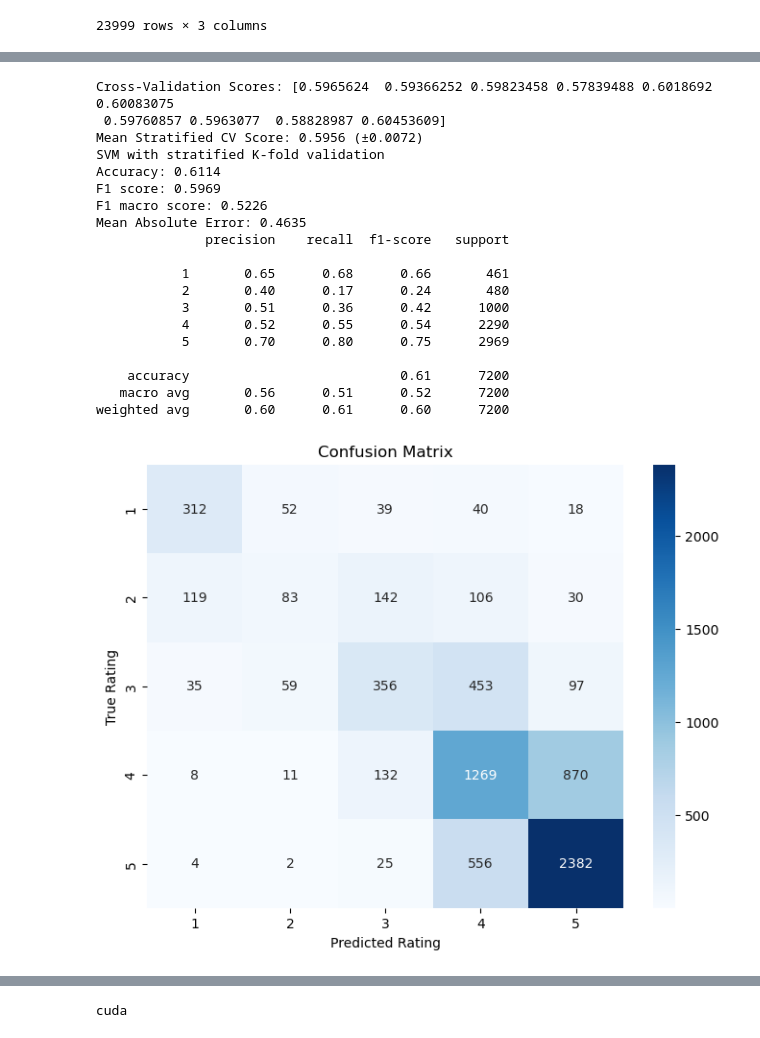
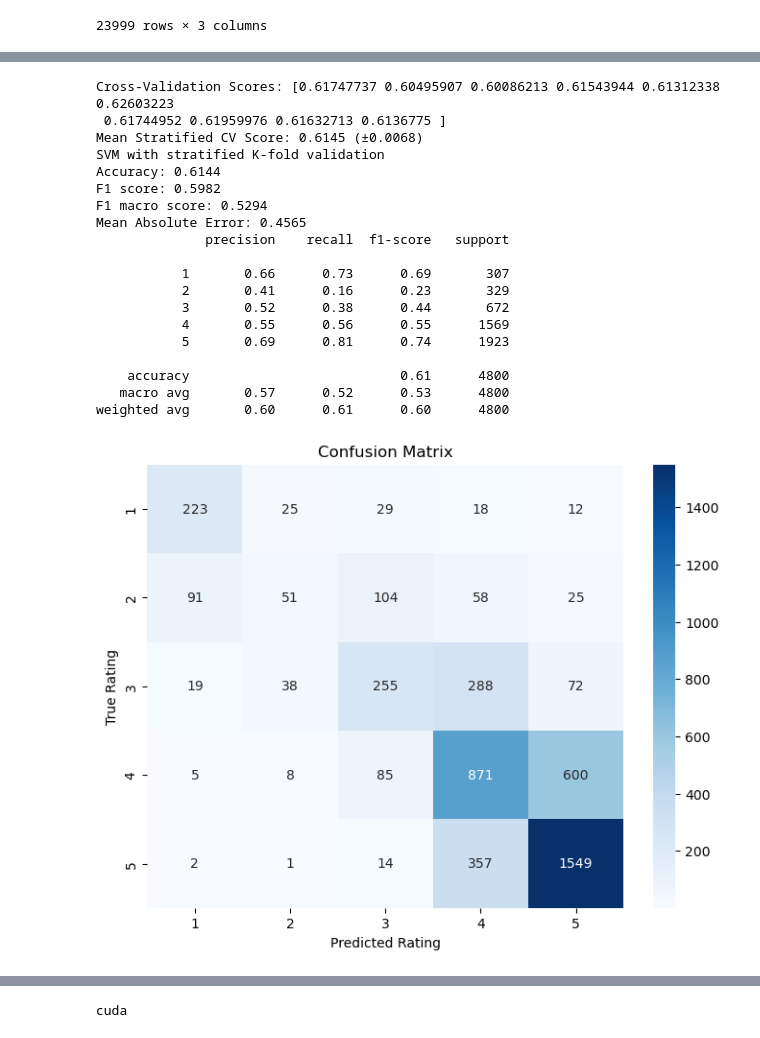
Before and after one commit to ArpanMukhopadhyay/NLP_applied, a Jupyter notebook: assignment1/ANLP_2025_S1_assignment1_a1797378_arpan_version9 copy.ipynb, the cells around one changed output, grey strips where cells are left out. Drawn from its saved outputs; the diff is of its cells as text; code cells hidden in the pictures.

```diff
--- a/assignment1/ANLP_2025_S1_assignment1_a1797378_arpan_version9 copy.ipynb
+++ b/assignment1/ANLP_2025_S1_assignment1_a1797378_arpan_version9 copy.ipynb
@@ -814,4 +828,4 @@ print(lem_train_data_cur[['lemmatized_text']])
 # %%
-lem_train_data = lem_train_data_cur[['overall', 'lemmatized_text']]
+lem_train_data = lem_train_data_cur[['overall', 'combined']]
 lem_train_data
 # %% [output]
@@ -830,0 +873,3 @@ lem_train_data
+# %%
+lem_train_data.drop_duplicates(inplace=True)
+lem_train_data.info()
@@ -837,10 +892,11 @@ from imblearn.over_sampling import SMOTE, RandomOverSampler
 from sklearn.metrics import accuracy_score, f1_score, precision_score, recall_score, classification_report, mean_absolute_error, confusion_matrix
 
 class_counts = Counter(lem_train_data['overall'])
-X_train, X_test, y_train, y_test = train_test_split(lem_train_data["lemmatized_text"],
+X_train, X_test, y_train, y_test = train_test_split(lem_train_data["combined"],
                                                     lem_train_data["overall"],
-                                                    test_size=0.3,
-                                                    random_state=42)
+                                                    test_size=0.2,
+                                                    random_state=42,
+                                                    shuffle=True)
 print(len(X_train), len(X_test))
 
 print("class counts")
@@ -1001,7 +1051,7 @@ log_reg = LogisticRegression(C=1, class_weight='balanced',
                              max_iter=10000, random_state=42
                              )
 
-log_reg.fit(x_train_smote, y_train_smote)
+log_reg.fit(X_train_vec, y_train)
 y_pred_lr = log_reg.predict(X_test_vec)
 eval_metrics(y_test, y_pred_lr, "Normal Logistic Regression")
 # %% [output]
@@ -1025,48 +1075,48 @@ weighted avg       0.62      0.62      0.62      7200
 # %%
 from sklearn.pipeline import Pipeline
 from sklearn.svm import LinearSVC
 from sklearn.ensemble import RandomForestClassifier
 from sklearn.model_selection import cross_val_score, StratifiedKFold
 from sklearn.calibration import CalibratedClassifierCV
 
 pipeline = Pipeline([
     ('tfidf', TfidfVectorizer(ngram_range=(1, 3), max_features=70000, min_df=5, max_df=0.8)),
     ('model', CalibratedClassifierCV(LinearSVC(C=1, class_weight='balanced')))
 ])
 
 stratified_kfold = StratifiedKFold(n_splits=10, shuffle=True, random_state=42)
-stratified_cv_scores = cross_val_score(pipeline, lem_train_data["lemmatized_text"],
+stratified_cv_scores = cross_val_score(pipeline, lem_train_data["combined"],
                                        lem_train_data["overall"],
                                        cv=stratified_kfold, scoring='f1_weighted')
 
 print(f"Cross-Validation Scores: {stratified_cv_scores}")
 print(f"Mean Stratified CV Score: {np.mean(stratified_cv_scores):.4f} (±{np.std(stratified_cv_scores):.4f})")
 
 pipeline.fit(X_train, y_train)
 
 y_pred_svm = pipeline.predict(X_test)
 eval_metrics(y_test, y_pred_svm, "SVM with stratified K-fold validation")
 # %% [output]
-Cross-Validation Scores: [0.5965624  0.59366252 0.59823458 0.57839488 0.6018692  0.60083075
- 0.59760857 0.5963077  0.58828987 0.60453609]
-Mean Stratified CV Score: 0.5956 (±0.0072)
+Cross-Validation Scores: [0.61747737 0.60495907 0.60086213 0.61543944 0.61312338 0.62603223
+ 0.61744952 0.61959976 0.61632713 0.6136775 ]
+Mean Stratified CV Score: 0.6145 (±0.0068)
 SVM with stratified K-fold validation
-Accuracy: 0.6114
-F1 score: 0.5969
-F1 macro score: 0.5226
-Mean Absolute Error: 0.4635
+Accuracy: 0.6144
+F1 score: 0.5982
+F1 macro score: 0.5294
+Mean Absolute Error: 0.4565
               precision    recall  f1-score   support
 
-           1       0.65      0.68      0.66       461
-           2       0.40      0.17      0.24       480
-           3       0.51      0.36      0.42      1000
-           4       0.52      0.55      0.54      2290
-           5       0.70      0.80      0.75      2969
+           1       0.66      0.73      0.69       307
+           2       0.41      0.16      0.23       329
+           3       0.52      0.38      0.44       672
+           4       0.55      0.56      0.55      1569
+           5       0.69      0.81      0.74      1923
 
-    accuracy                           0.61      7200
-   macro avg       0.56      0.51      0.52      7200
-weighted avg       0.60      0.61      0.60      7200
+    accuracy                           0.61      4800
+   macro avg       0.57      0.52      0.53      4800
+weighted avg       0.60      0.61      0.60      4800
-[figure, old version]
+[figure, new version]
 # %%
 from sklearn.linear_model import LogisticRegression
 from sklearn.model_selection import cross_val_score, StratifiedKFold
```
Also changed, not shown: parts of 31 cells of this notebook, 1 other file.
